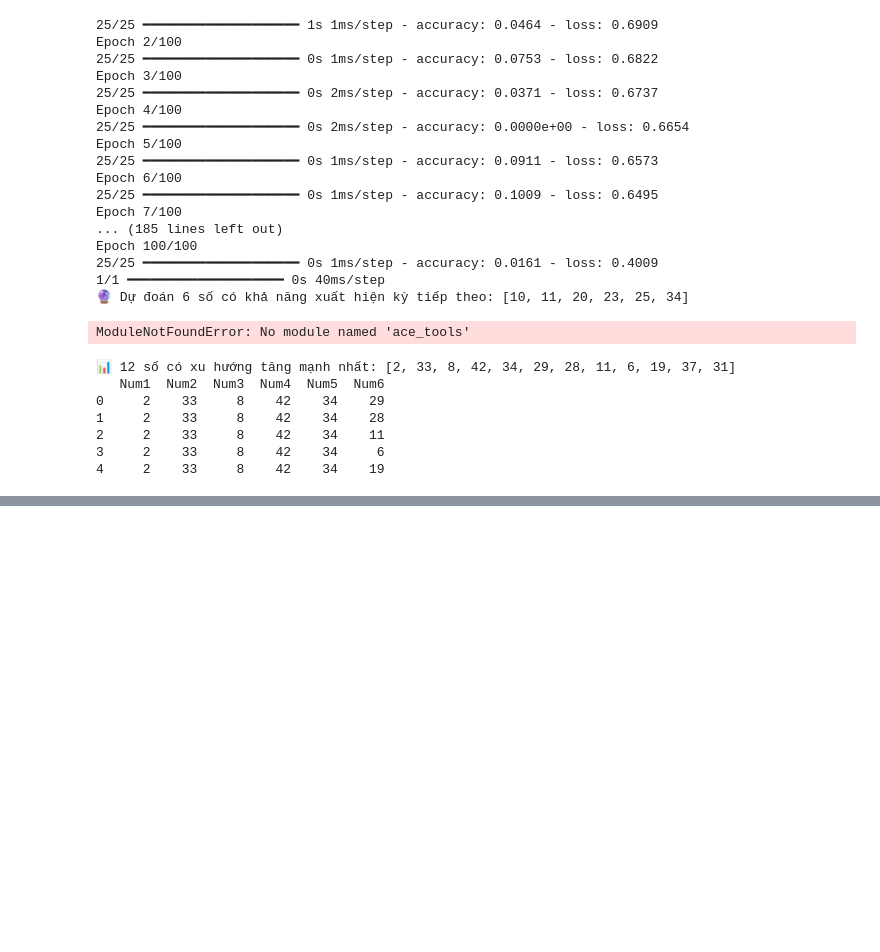
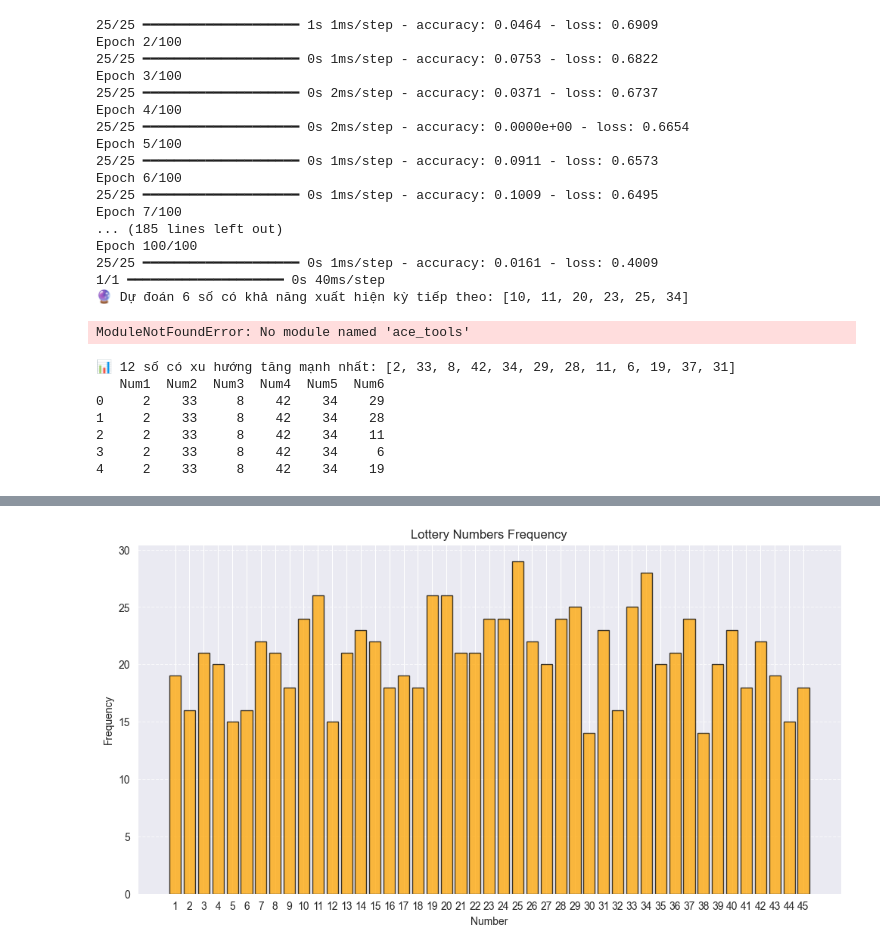
Before and after one commit to HoangPhuc1998HPT/IBM_Python_in_data_analyst, a Jupyter notebook: Machine_Learning_With_Python/SX_VIETLOTS.ipynb, the cells around one changed output, grey strips where cells are left out. Cells and saved outputs as stored; diff of their text form; code cells hidden in the pictures; blank space fills up the shorter version.

```diff
--- a/Machine_Learning_With_Python/SX_VIETLOTS.ipynb
+++ b/Machine_Learning_With_Python/SX_VIETLOTS.ipynb
@@ -1048,0 +1266,6 @@ print(df_combinations.head())  # Xem trước một số dòng
+# %%
+# Xuất ra file CSV
+csv_filename = r"H:\My Drive\02. Coursera\04.IBM_Generative_A_ Engineering_Professional_Certificate\07.Python_in_data_analyst\IBM_Python_in_data_analyst\Machine_Learning_With_Python\predictpower/lottery_results_cleaned.csv"
+df.to_csv(csv_filename, index=False, encoding="utf-8")
+# %%
+clean_data_df = pd.read_csv(csv_filename)
@@ -1048,0 +1299,14 @@ print(df_combinations.head())  # Xem trước một số dòng
+# %%
+from collections import Counter
+# Tạo danh sách tất cả các số trúng thưởng từ 1 - 6
+all_number = []
+for col in ["Number 1", "Number 2", "Number 3", "Number 4", "Number 5", "Number 6"]:
+    all_number.extend(clean_data_df[col].tolist())
+# đếm tần xuất xuất hiện từ  1 - 45
+counter = Counter(all_number)
+
+# Chuyển kết quả thanh danh sách Dataframe để phân tích
+df_counts = pd.DataFrame(counter.items(), columns = ["Number", "Frequency"]).sort_values(by = "Frequency", ascending = False)
+
+# hiển thị kết quả
+df_counts
@@ -1048,0 +1331,17 @@ print(df_combinations.head())  # Xem trước một số dòng
+# %%
+import matplotlib.pyplot as plt
+
+# Vẽ biểu đồ tần xuất xuất hiện của các s từ 1 - 45
+plt.figure(figsize=(12, 6))
+plt.bar(df_counts["Number"], df_counts["Frequency"], alpha=0.75, color='orange', edgecolor='black')
+plt.xlabel("Number")
+plt.ylabel("Frequency")
+plt.title("Lottery Numbers Frequency")
+plt.xticks(range(1,46))
+plt.grid(axis="y", linestyle="--", alpha=0.7)
+
+#hiển thị
+
+plt.show()
+# %% [output]
+[figure, added]
```
Also changed, not shown: parts of 36 cells of this notebook, 3 other files.
